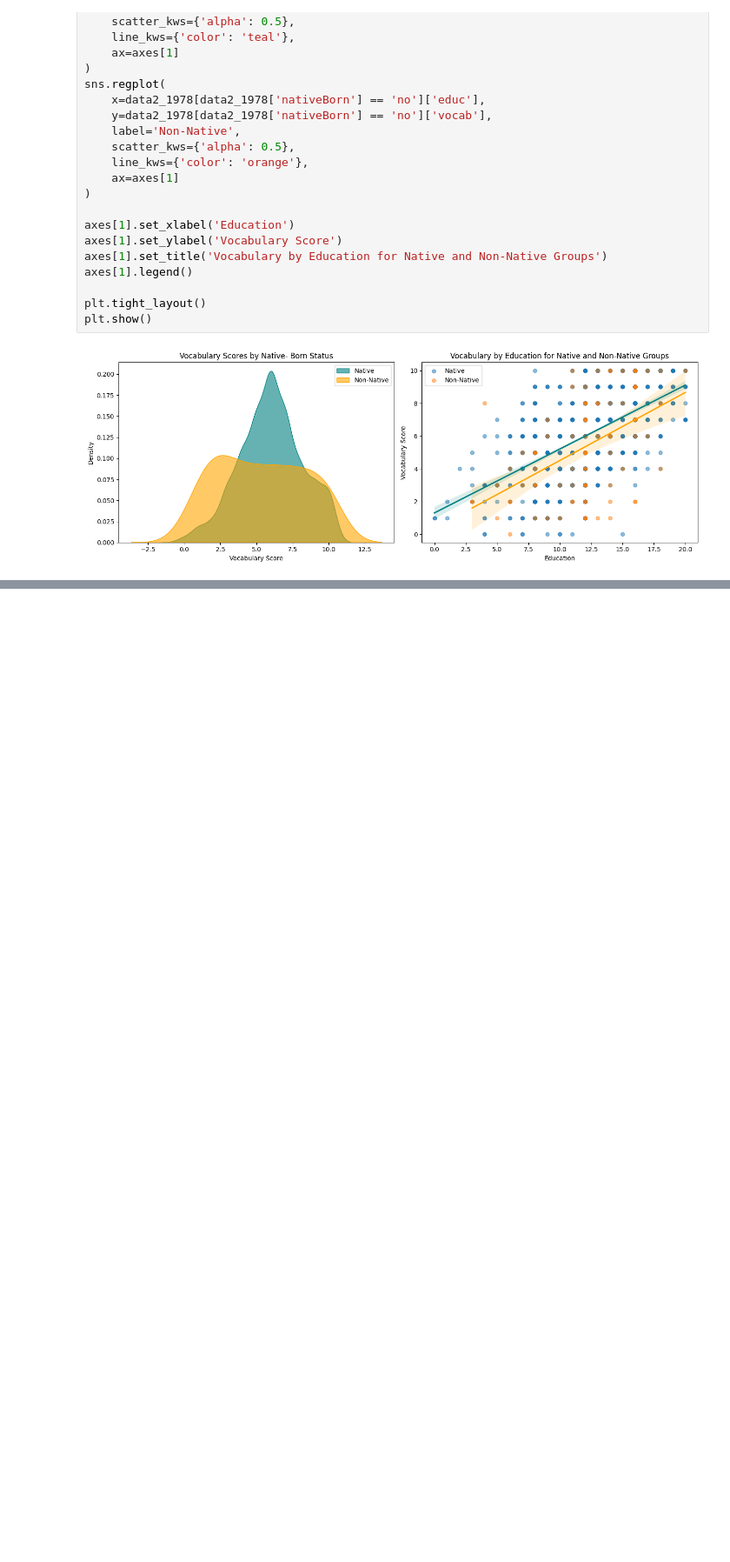
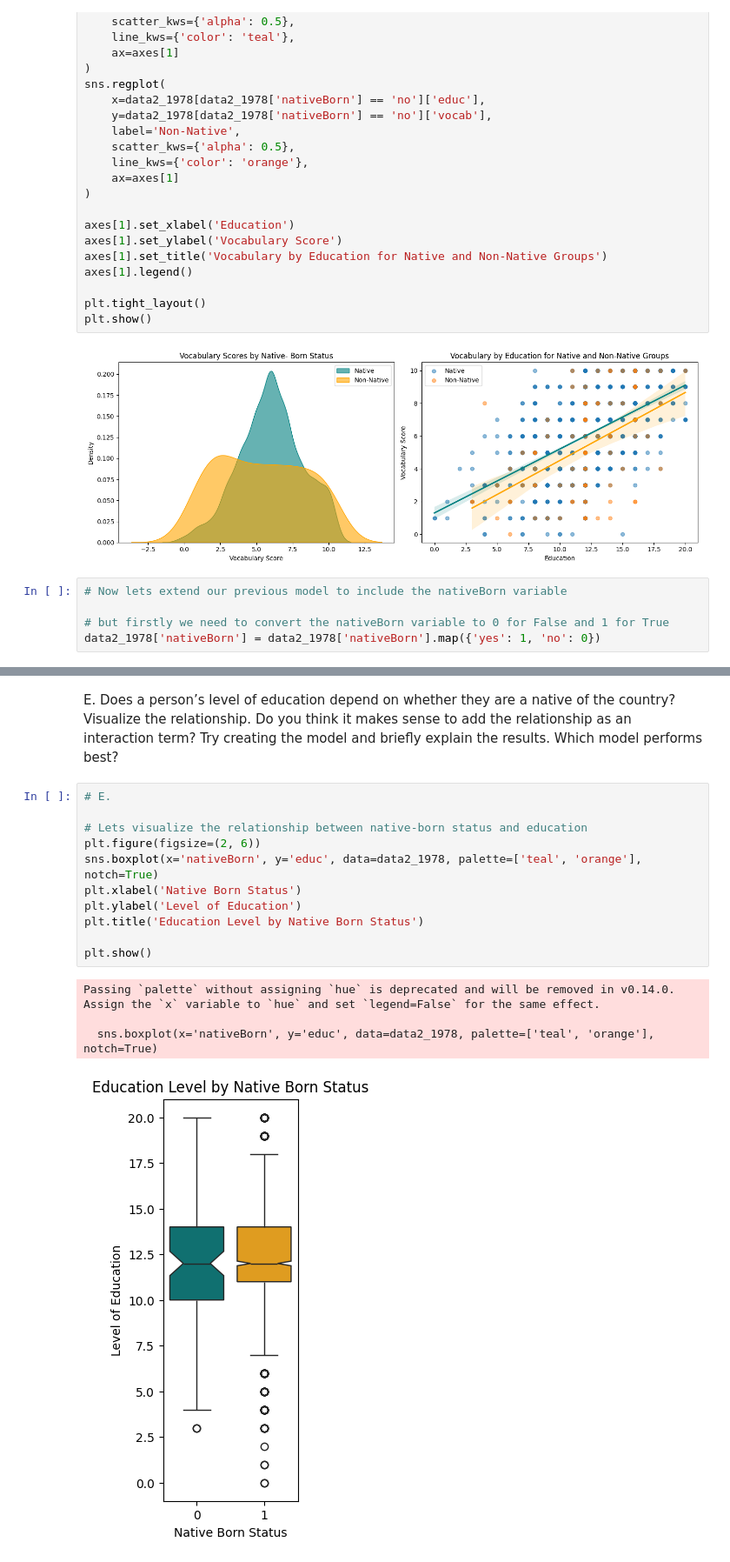
Before and after one commit to samuelnehrer02/CDataScience, a Jupyter notebook: PA2/assignment_2.ipynb, the cells around one changed output, grey strips where cells are left out. Shown at 87% size. Saved outputs shown, nothing was run; the diff lists cells and outputs as text; blank space fills up the shorter version.

```diff
--- a/PA2/assignment_2.ipynb
+++ b/PA2/assignment_2.ipynb
@@ -197,4 +215,9 @@ plt.tight_layout()
 plt.show()
 # %% [output]
 [figure]
+# %%
+# Now lets extend our previous model to include the nativeBorn variable
+
+# but firstly we need to convert the nativeBorn variable to 0 for False and 1 for True
+data2_1978['nativeBorn'] = data2_1978['nativeBorn'].map({'yes': 1, 'no': 0})
 # %%
@@ -211,0 +256,22 @@ model = sm.OLS(y, X).fit()
+# %% [markdown]
+E.
+    Does  a  person’s  level  of  education  depend  on  whether they  are  a  native  of  the  country?
+    Visualize the relationship. Do you think it makes sense to add the relationship as an interaction term?
+    Try creating the model and briefly explain the results.
+    Which model performs best?
+# %%
+# E.
+
+# Lets visualize the relationship between native-born status and education
+plt.figure(figsize=(2, 6))
+sns.boxplot(x='nativeBorn', y='educ', data=data2_1978, palette=['teal', 'orange'], notch=True)
+plt.xlabel('Native Born Status')
+plt.ylabel('Level of Education')
+plt.title('Education Level by Native Born Status')
+
+plt.show()
+# %% [output]
+Passing `palette` without assigning `hue` is deprecated and will be removed in v0.14.0. Assign the `x` variable to `hue` and set `legend=False` for the same effect.
+
+  sns.boxplot(x='nativeBorn', y='educ', data=data2_1978, palette=['teal', 'orange'], notch=True)
+[figure, added]
```
Also changed, not shown: parts of 9 cells of this notebook.
